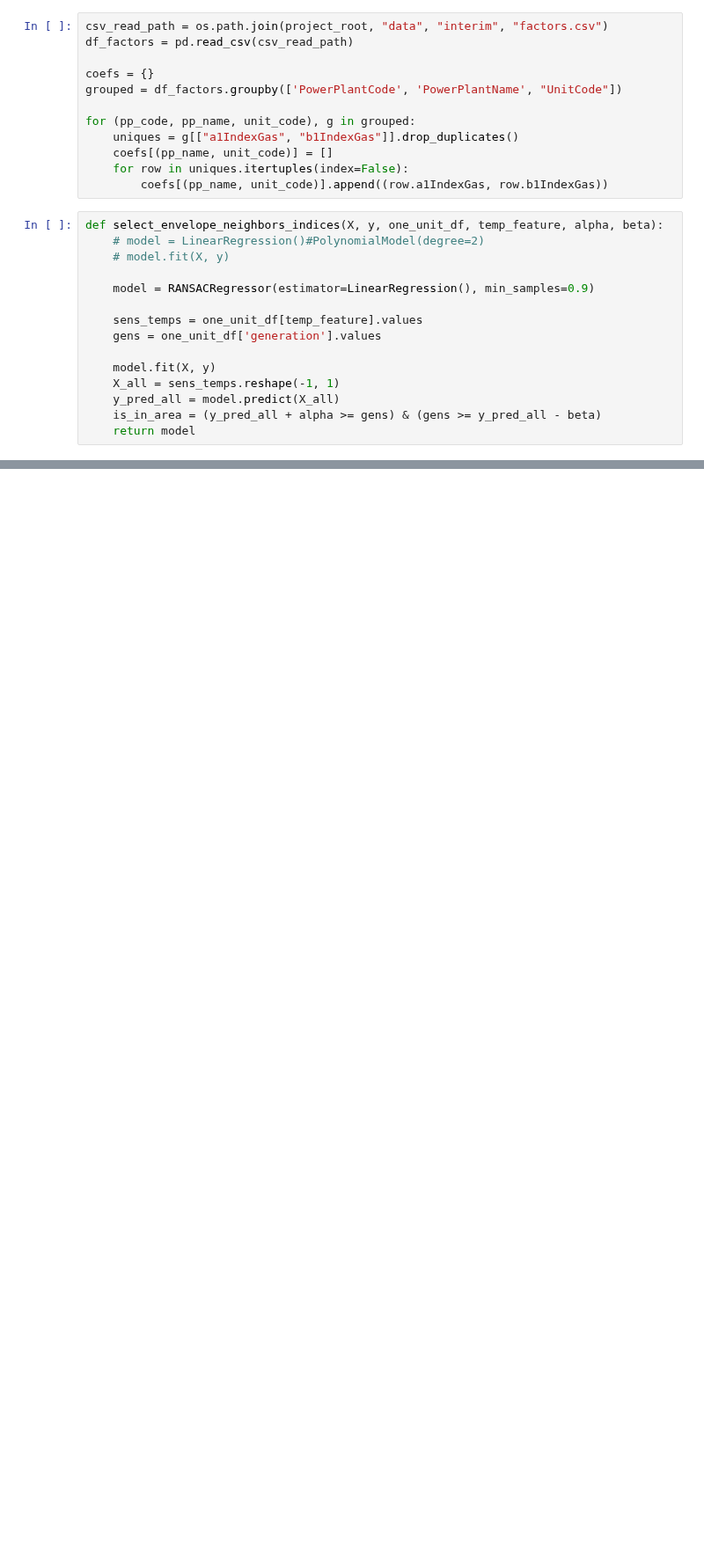
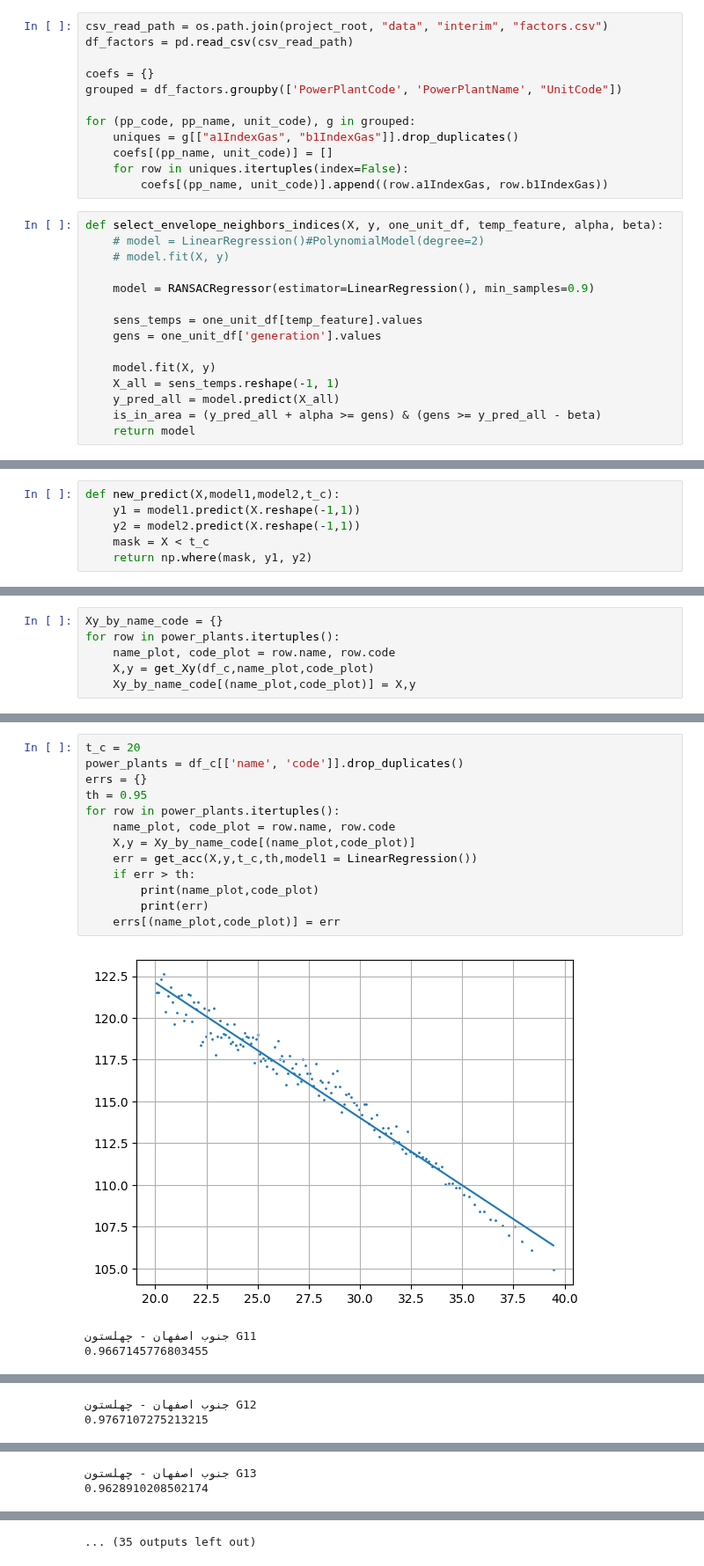
Before and after one commit to SHSMJ200/Bargh_ML, a Jupyter notebook: src/models/jupyter_files/common/filter5_test.ipynb, the cells around one changed output, grey strips where cells are left out. Shown at 88% size. Cells and saved outputs as stored; diff of their text form; blank space fills up the shorter version.

```diff
--- a/src/models/jupyter_files/common/filter5_test.ipynb
+++ b/src/models/jupyter_files/common/filter5_test.ipynb
@@ -184,0 +172,6 @@ R^2 score is not well-defined with less than two samples.
+# %%
+def new_predict(X,model1,model2,t_c):
+    y1 = model1.predict(X.reshape(-1,1))
+    y2 = model2.predict(X.reshape(-1,1))
+    mask = X < t_c
+    return np.where(mask, y1, y2)
@@ -184,0 +279,6 @@ R^2 score is not well-defined with less than two samples.
+# %%
+Xy_by_name_code = {}
+for row in power_plants.itertuples():
+    name_plot, code_plot = row.name, row.code
+    X,y = get_Xy(df_c,name_plot,code_plot)
+    Xy_by_name_code[(name_plot,code_plot)] = X,y
@@ -184,0 +321,17 @@ R^2 score is not well-defined with less than two samples.
+# %%
+t_c = 20
+power_plants = df_c[['name', 'code']].drop_duplicates()
+errs = {}
+th = 0.95
+for row in power_plants.itertuples():
+    name_plot, code_plot = row.name, row.code
+    X,y = Xy_by_name_code[(name_plot,code_plot)]
+    err = get_acc(X,y,t_c,th,model1 = LinearRegression())
+    if err > th:
+        print(name_plot,code_plot)
+        print(err)
+    errs[(name_plot,code_plot)] = err
+# %% [output]
+[figure, added]
+جنوب اصفهان - چهلستون G11
+0.9667145776803455
@@ -184,0 +339,2 @@ R^2 score is not well-defined with less than two samples.
+جنوب اصفهان - چهلستون G12
+0.9767107275213215
@@ -184,0 +342,2 @@ R^2 score is not well-defined with less than two samples.
+جنوب اصفهان - چهلستون G13
+0.9628910208502174
@@ -184,0 +353 @@ R^2 score is not well-defined with less than two samples.
+... (35 outputs left out)
```
Also changed, not shown: parts of 18 cells of this notebook, 6 other files.
